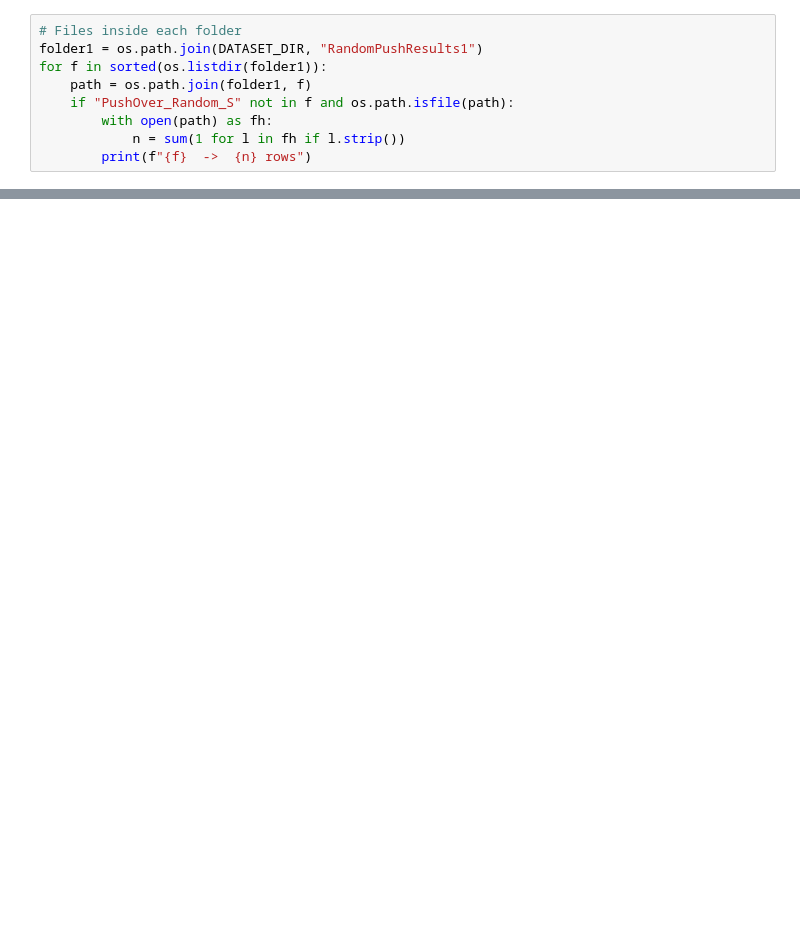
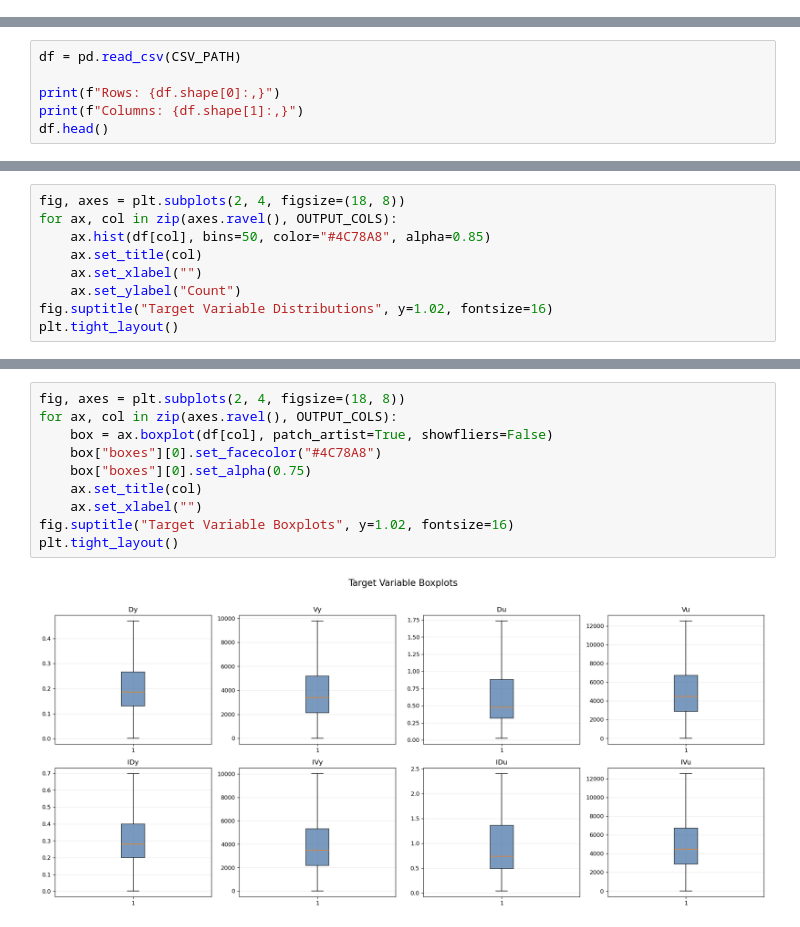
Before and after one commit to anushakccodes/Prof.-Gardoni-Paper-Reproduction-Work, a Jupyter notebook: 3. Codes/EDA.ipynb, the cells around one changed output, grey strips where cells are left out. Drawn from its saved outputs; the diff is of its cells as text; blank space fills up the shorter version.

```diff
--- a/3. Codes/EDA.ipynb
+++ b/3. Codes/EDA.ipynb
@@ -27,9 +0,0 @@ Folders: 80  (RandomPushResults1 ... RandomPushResults80)
-# %%
-# Files inside each folder
-folder1 = os.path.join(DATASET_DIR, "RandomPushResults1")
-for f in sorted(os.listdir(folder1)):
-    path = os.path.join(folder1, f)
-    if "PushOver_Random_S" not in f and os.path.isfile(path):
-        with open(path) as fh:
-            n = sum(1 for l in fh if l.strip())
-        print(f"{f}  ->  {n} rows")
@@ -316,0 +37,6 @@ Columns : ['B', 'D', 'H', 'B_num', 'D_num', 'H_num', 'colWidth', 'beamDepth', 'b
+# %%
+df = pd.read_csv(CSV_PATH)
+
+print(f"Rows: {df.shape[0]:,}")
+print(f"Columns: {df.shape[1]:,}")
+df.head()
@@ -316,0 +171,9 @@ Columns : ['B', 'D', 'H', 'B_num', 'D_num', 'H_num', 'colWidth', 'beamDepth', 'b
+# %%
+fig, axes = plt.subplots(2, 4, figsize=(18, 8))
+for ax, col in zip(axes.ravel(), OUTPUT_COLS):
+    ax.hist(df[col], bins=50, color="#4C78A8", alpha=0.85)
+    ax.set_title(col)
+    ax.set_xlabel("")
+    ax.set_ylabel("Count")
+fig.suptitle("Target Variable Distributions", y=1.02, fontsize=16)
+plt.tight_layout()
@@ -316,0 +182,12 @@ Columns : ['B', 'D', 'H', 'B_num', 'D_num', 'H_num', 'colWidth', 'beamDepth', 'b
+# %%
+fig, axes = plt.subplots(2, 4, figsize=(18, 8))
+for ax, col in zip(axes.ravel(), OUTPUT_COLS):
+    box = ax.boxplot(df[col], patch_artist=True, showfliers=False)
+    box["boxes"][0].set_facecolor("#4C78A8")
+    box["boxes"][0].set_alpha(0.75)
+    ax.set_title(col)
+    ax.set_xlabel("")
+fig.suptitle("Target Variable Boxplots", y=1.02, fontsize=16)
+plt.tight_layout()
+# %% [output]
+[figure, added]
```
Also changed, not shown: parts of 46 cells of this notebook, 20 other files.
